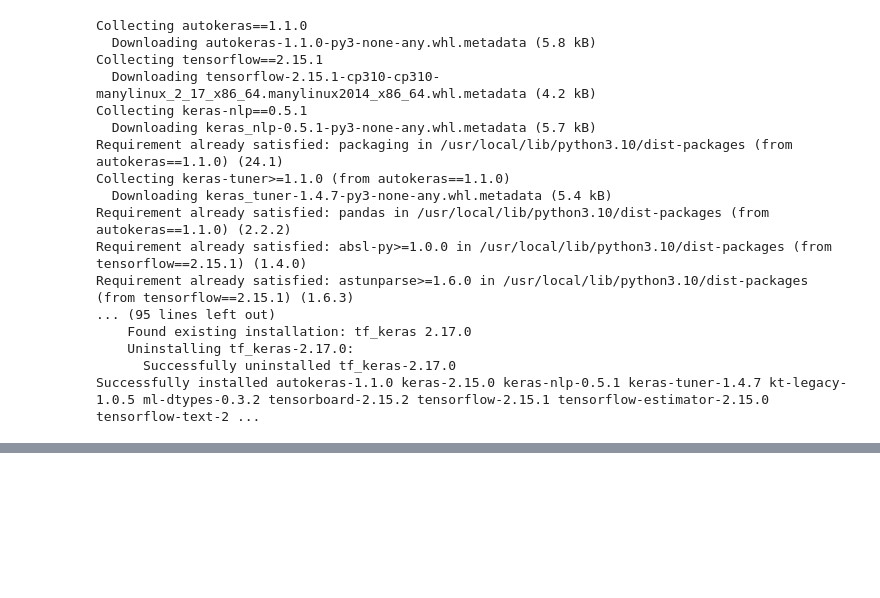
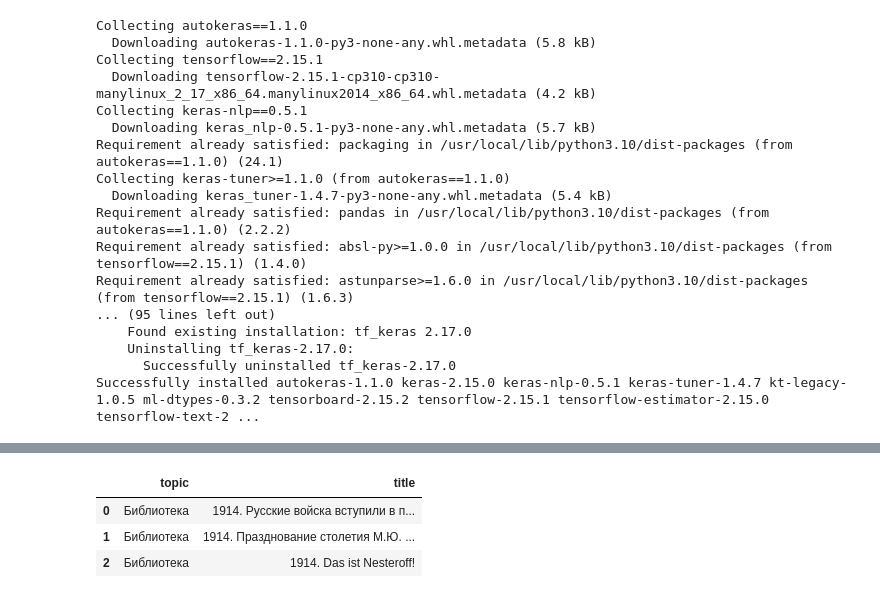
Before and after one commit to Maxxx-VS/The-Founder, a Jupyter notebook: 25_4_Lenta_ru_stop.ipynb, the cells around one changed output, grey strips where cells are left out. Drawn from its saved outputs; the diff is of its cells as text; code cells hidden in the pictures; blank space fills up the shorter version.

```diff
--- a/25_4_Lenta_ru_stop.ipynb
+++ b/25_4_Lenta_ru_stop.ipynb
@@ -59,5 +59,14 @@ data_path = "/content/dataset/lenta-ru-news.csv"
 df = pd.read_csv(data_path)
 # %%
 df = df[['topic', 'title']]
+# %%
+df['title'] = df['title'].apply(lambda x: str(x))
+# %%
+df.head(3)
+# %% [output]
+|  | topic | title |
+| 0 | Библиотека | 1914. Русские войска вступили в п... |
+| 1 | Библиотека | 1914. Празднование столетия М.Ю. ... |
+| 2 | Библиотека | 1914. Das ist Nesteroff! |
 # %%
 df.drop_duplicates(subset='title', inplace=True)
```
Also changed, not shown: parts of 22 cells of this notebook.
